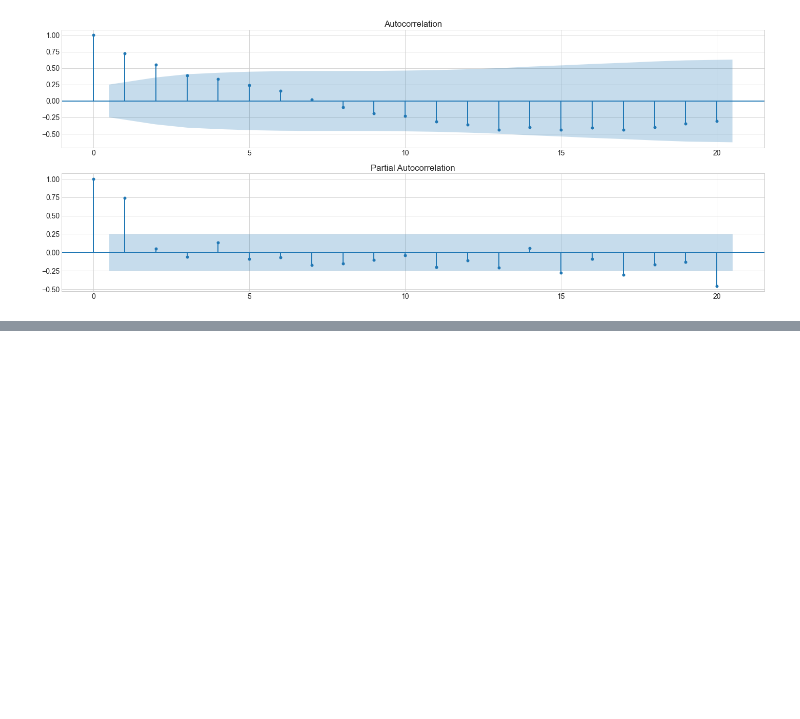
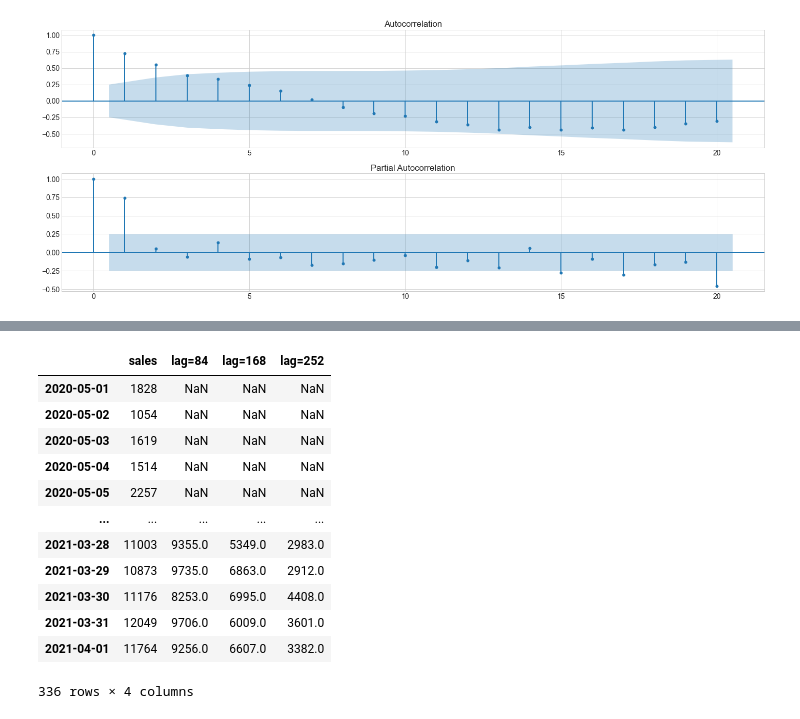
Before and after one commit to jianructose/treasurehunt, a Jupyter notebook: timesir_/ARIMA fcast.ipynb, the cells around one changed output, grey strips where cells are left out. Saved outputs shown, nothing was run; the diff lists cells and outputs as text; code cells hidden in the pictures; blank space fills up the shorter version.

```diff
--- a/timesir_/ARIMA fcast.ipynb
+++ b/timesir_/ARIMA fcast.ipynb
@@ -149,5 +158,19 @@ plt.show()
 # %%
-for lag in [1, 5, 10, 15, 20, 25]:
+for lag in [round(n*.25), round(n*.5), round(n*.75)]:
     data[f"lag={lag}"] = data.sales.shift(lag)
-data = data.fillna(0)
+data
+# %% [output]
+|  | sales | lag=84 | lag=168 | lag=252 |
+| 2020-05-01 | 1828 | NaN | NaN | NaN |
+| 2020-05-02 | 1054 | NaN | NaN | NaN |
+| 2020-05-03 | 1619 | NaN | NaN | NaN |
+| 2020-05-04 | 1514 | NaN | NaN | NaN |
+| 2020-05-05 | 2257 | NaN | NaN | NaN |
+| ... | ... | ... | ... | ... |
+| 2021-03-28 | 11003 | 9355.0 | 5349.0 | 2983.0 |
+| 2021-03-29 | 10873 | 9735.0 | 6863.0 | 2912.0 |
+| 2021-03-30 | 11176 | 8253.0 | 6995.0 | 4408.0 |
+| 2021-03-31 | 12049 | 9706.0 | 6009.0 | 3601.0 |
+| 2021-04-01 | 11764 | 9256.0 | 6607.0 | 3382.0 |
+336 rows × 4 columns
 # %%
```
Also changed, not shown: parts of 11 cells of this notebook, 1 other file.
